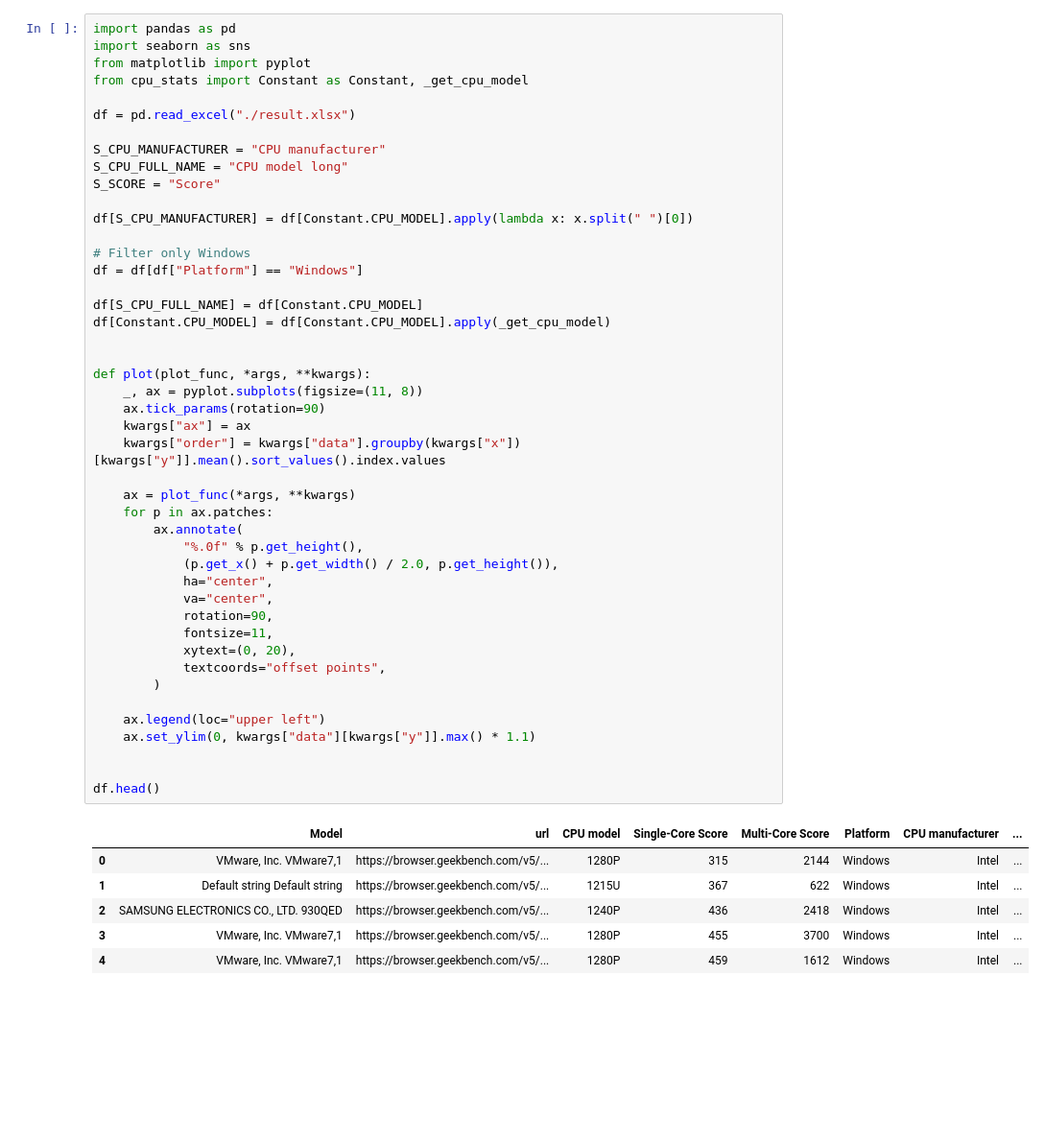
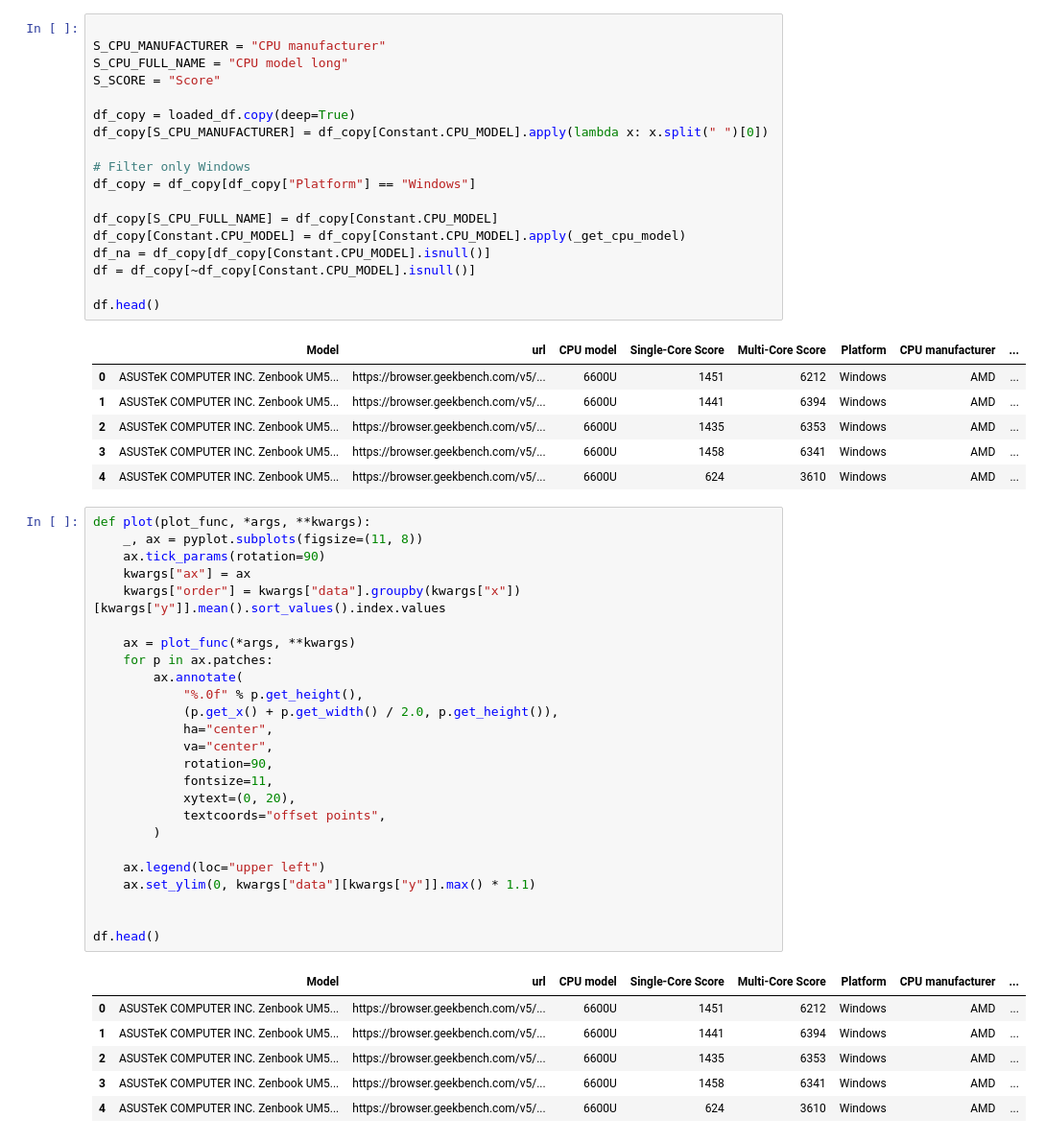
Before and after one commit to kirillstrelkov/playground, a Jupyter notebook: geekbench/ryzen.ipynb, the cells around one changed output. Shown at 96% size. Cells and saved outputs as stored; diff of their text form; blank space fills up the shorter version.

Commit message:
update geekbench

```diff
--- a/geekbench/ryzen.ipynb
+++ b/geekbench/ryzen.ipynb
@@ -1,55 +33,60 @@
+# %%
+
+S_CPU_MANUFACTURER = "CPU manufacturer"
+S_CPU_FULL_NAME = "CPU model long"
+S_SCORE = "Score"
+
+df_copy = loaded_df.copy(deep=True)
+df_copy[S_CPU_MANUFACTURER] = df_copy[Constant.CPU_MODEL].apply(lambda x: x.split(" ")[0])
+
+# Filter only Windows
+df_copy = df_copy[df_copy["Platform"] == "Windows"]
+
+df_copy[S_CPU_FULL_NAME] = df_copy[Constant.CPU_MODEL]
+df_copy[Constant.CPU_MODEL] = df_copy[Constant.CPU_MODEL].apply(_get_cpu_model)
+df_na = df_copy[df_copy[Constant.CPU_MODEL].isnull()]
+df = df_copy[~df_copy[Constant.CPU_MODEL].isnull()]
+
+df.head()
+# %% [output]
+|  | Model | url | CPU model | Single-Core Score | Multi-Core Score | Platform | CPU manufacturer | ... |
+| 0 | ASUSTeK COMPUTER INC. Zenbook UM5... | https://browser.geekbench.com/v5/... | 6600U | 1451 | 6212 | Windows | AMD | ... |
+| 1 | ASUSTeK COMPUTER INC. Zenbook UM5... | https://browser.geekbench.com/v5/... | 6600U | 1441 | 6394 | Windows | AMD | ... |
+| 2 | ASUSTeK COMPUTER INC. Zenbook UM5... | https://browser.geekbench.com/v5/... | 6600U | 1435 | 6353 | Windows | AMD | ... |
+| 3 | ASUSTeK COMPUTER INC. Zenbook UM5... | https://browser.geekbench.com/v5/... | 6600U | 1458 | 6341 | Windows | AMD | ... |
+| 4 | ASUSTeK COMPUTER INC. Zenbook UM5... | https://browser.geekbench.com/v5/... | 6600U | 624 | 3610 | Windows | AMD | ... |
 # %%
-import pandas as pd
-import seaborn as sns
-from matplotlib import pyplot
-from cpu_stats import Constant as Constant, _get_cpu_model
-
-df = pd.read_excel("./result.xlsx")
-
-S_CPU_MANUFACTURER = "CPU manufacturer"
-S_CPU_FULL_NAME = "CPU model long"
-S_SCORE = "Score"
-
-df[S_CPU_MANUFACTURER] = df[Constant.CPU_MODEL].apply(lambda x: x.split(" ")[0])
-
-# Filter only Windows
-df = df[df["Platform"] == "Windows"]
-
-df[S_CPU_FULL_NAME] = df[Constant.CPU_MODEL]
-df[Constant.CPU_MODEL] = df[Constant.CPU_MODEL].apply(_get_cpu_model)
-
-
 def plot(plot_func, *args, **kwargs):
     _, ax = pyplot.subplots(figsize=(11, 8))
     ax.tick_params(rotation=90)
     kwargs["ax"] = ax
     kwargs["order"] = kwargs["data"].groupby(kwargs["x"])[kwargs["y"]].mean().sort_values().index.values
 
     ax = plot_func(*args, **kwargs)
     for p in ax.patches:
         ax.annotate(
             "%.0f" % p.get_height(),
             (p.get_x() + p.get_width() / 2.0, p.get_height()),
             ha="center",
             va="center",
             rotation=90,
             fontsize=11,
             xytext=(0, 20),
             textcoords="offset points",
         )
 
     ax.legend(loc="upper left")
     ax.set_ylim(0, kwargs["data"][kwargs["y"]].max() * 1.1)
 
 
 df.head()
 # %% [output]
 |  | Model | url | CPU model | Single-Core Score | Multi-Core Score | Platform | CPU manufacturer | ... |
-| 0 | VMware, Inc. VMware7,1 | https://browser.geekbench.com/v5/... | 1280P | 315 | 2144 | Windows | Intel | ... |
-| 1 | Default string Default string | https://browser.geekbench.com/v5/... | 1215U | 367 | 622 | Windows | Intel | ... |
-| 2 | SAMSUNG ELECTRONICS CO., LTD. 930QED | https://browser.geekbench.com/v5/... | 1240P | 436 | 2418 | Windows | Intel | ... |
-| 3 | VMware, Inc. VMware7,1 | https://browser.geekbench.com/v5/... | 1280P | 455 | 3700 | Windows | Intel | ... |
-| 4 | VMware, Inc. VMware7,1 | https://browser.geekbench.com/v5/... | 1280P | 459 | 1612 | Windows | Intel | ... |
+| 0 | ASUSTeK COMPUTER INC. Zenbook UM5... | https://browser.geekbench.com/v5/... | 6600U | 1451 | 6212 | Windows | AMD | ... |
+| 1 | ASUSTeK COMPUTER INC. Zenbook UM5... | https://browser.geekbench.com/v5/... | 6600U | 1441 | 6394 | Windows | AMD | ... |
+| 2 | ASUSTeK COMPUTER INC. Zenbook UM5... | https://browser.geekbench.com/v5/... | 6600U | 1435 | 6353 | Windows | AMD | ... |
+| 3 | ASUSTeK COMPUTER INC. Zenbook UM5... | https://browser.geekbench.com/v5/... | 6600U | 1458 | 6341 | Windows | AMD | ... |
+| 4 | ASUSTeK COMPUTER INC. Zenbook UM5... | https://browser.geekbench.com/v5/... | 6600U | 624 | 3610 | Windows | AMD | ... |
 # %%
 counts = (
     df.groupby([Constant.CPU_MODEL, Constant.PLATFORM, S_CPU_MANUFACTURER])[
```
Also changed, not shown: parts of 8 cells of this notebook, 3 other files.
